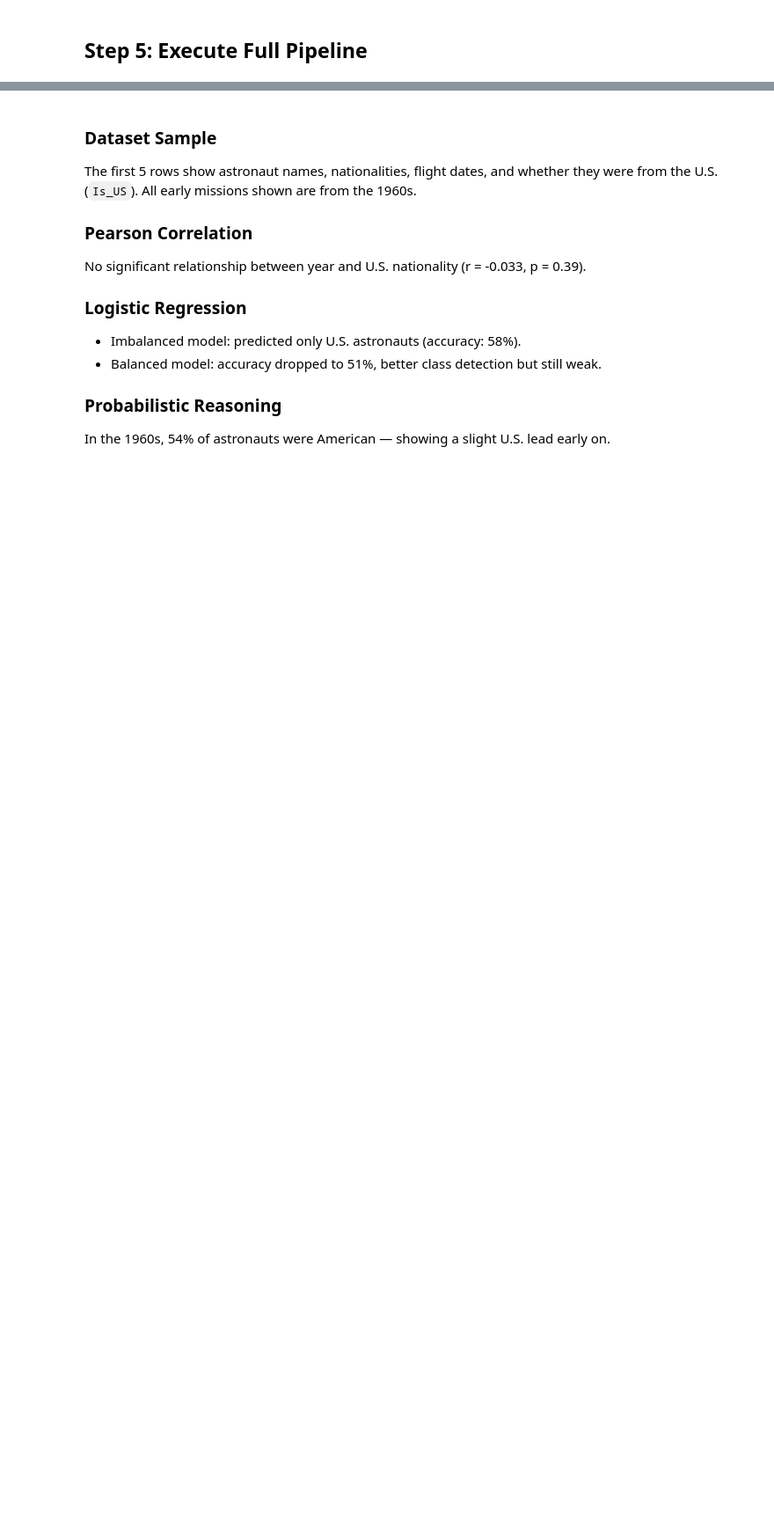
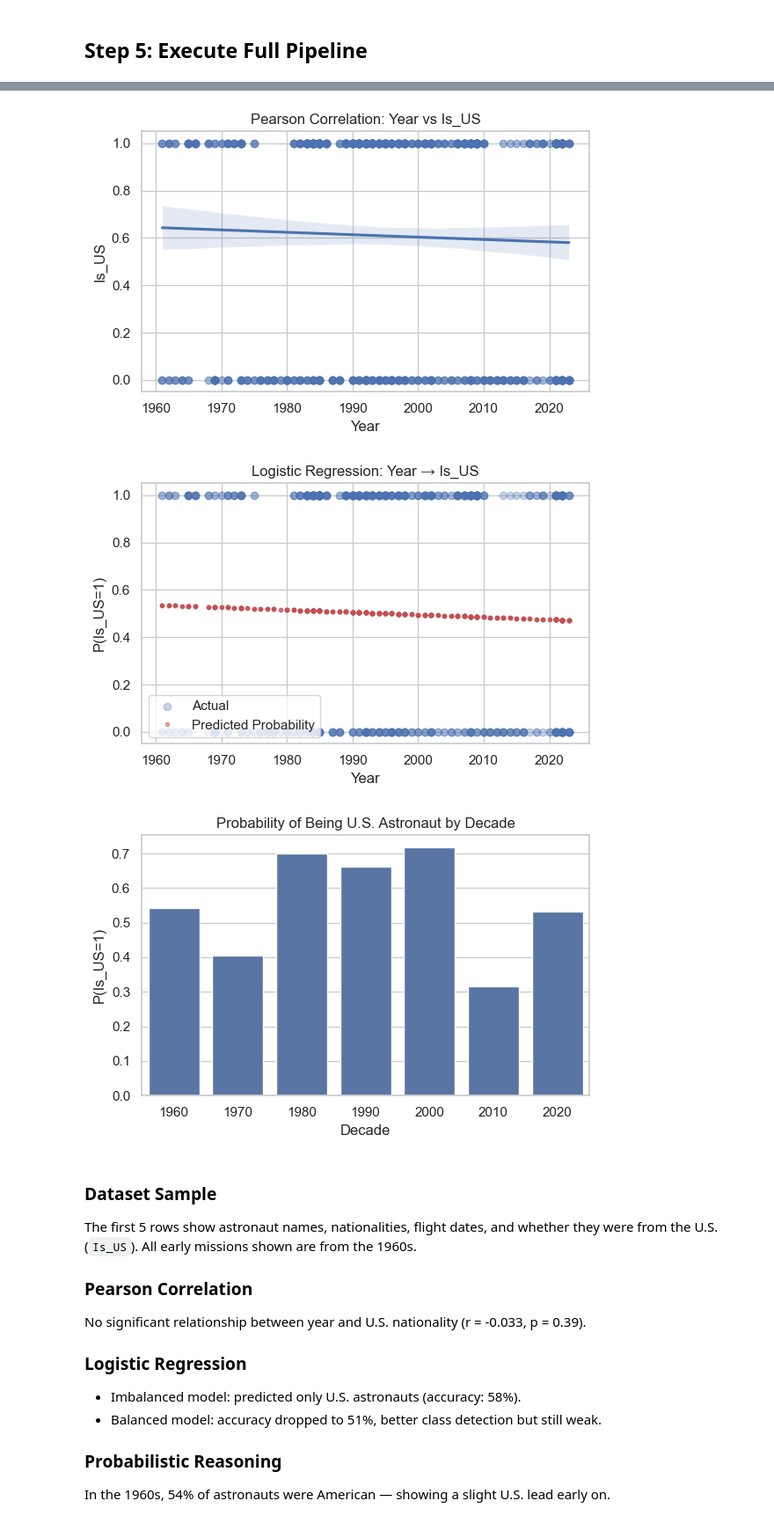
Before and after one commit to RehamAbuarqoub/DataAnalysisGroupPresentation6, a Jupyter notebook: GP6.ipynb, the cells around one changed output, grey strips where cells are left out. Shown: that part at 88% size. Saved outputs shown, nothing was run; the diff lists cells and outputs as text; code cells hidden in the pictures; blank space fills up the shorter version.

```diff
--- a/GP6.ipynb
+++ b/GP6.ipynb
@@ -208,3 +312,75 @@ np.float64(0.5434782608695652)
+# %%
+# Re-import dependencies
+import pandas as pd
+import numpy as np
+import matplotlib.pyplot as plt
+import seaborn as sns
+from sklearn.linear_model import LogisticRegression
+from sklearn.model_selection import train_test_split
+from sklearn.metrics import classification_report
+from scipy.stats import pearsonr
+
+# === Class Definitions (same as before) ===
+class DataHandler:
+    def __init__(self, path):
+        self.df = pd.read_csv(path)
+
+    def preprocess(self):
+        self.df.drop_duplicates(inplace=True)
+        self.df.dropna(inplace=True)
+        self.df["Date"] = pd.to_datetime(self.df["Date"], errors='coerce')
+        self.df["Year"] = self.df["Date"].dt.year
+        self.df["Decade"] = (self.df["Year"] // 10) * 10
+        self.df["Is_US"] = self.df["Nationality"].apply(lambda x: 1 if x == "United States" else 0)
+        return self.df
+
+# === Load and preprocess the data ===
+data_handler = DataHandler('./data/space_travellers.csv')
+df_clean = data_handler.preprocess()
+
+# === Visualization Functions ===
+def plot_pearson_corr(df, col1, col2):
+    plt.figure(figsize=(6, 4))
+    sns.regplot(x=col1, y=col2, data=df, logistic=False, scatter_kws={'alpha': 0.5})
+    plt.title(f'Pearson Correlation: {col1} vs {col2}')
+    plt.xlabel(col1)
+    plt.ylabel(col2)
+    plt.tight_layout()
+    plt.show()
+
+def plot_logistic_predictions(df, feature, target):
+    model = LogisticRegression(class_weight='balanced')
+    model.fit(df[[feature]], df[target])
+    probs = model.predict_proba(df[[feature]])[:, 1]
+
+    plt.figure(figsize=(6, 4))
+    plt.scatter(df[feature], df[target], alpha=0.3, label='Actual')
+    plt.plot(df[feature], probs, 'r.', alpha=0.5, label='Predicted Probability')
+    plt.title(f'Logistic Regression: {feature} → {target}')
+    plt.xlabel(feature)
+    plt.ylabel(f'P({target}=1)')
+    plt.legend()
+    plt.tight_layout()
+    plt.show()
+
+def plot_probabilistic_bar(df, decade_col, target_col):
+    prob_df = df.groupby(decade_col)[target_col].mean().reset_index()
+    plt.figure(figsize=(6, 4))
+    sns.barplot(x=decade_col, y=target_col, data=prob_df)
+    plt.title(f'Probability of Being U.S. Astronaut by {decade_col}')
+    plt.ylabel(f'P({target_col}=1)')
+    plt.xlabel(decade_col)
+    plt.tight_layout()
+    plt.show()
+
+# === Execute Visualizations ===
+plot_pearson_corr(df_clean, "Year", "Is_US")
+plot_logistic_predictions(df_clean, "Year", "Is_US")
+plot_probabilistic_bar(df_clean, "Decade", "Is_US")
+# %% [output]
+[figure, added]
+[figure, added]
+[figure, added]
 # %% [markdown]
 ### Dataset Sample
 The first 5 rows show astronaut names, nationalities, flight dates, and whether they were from the U.S. (`Is_US`). All early missions shown are from the 1960s.
```
Also changed, not shown: parts of 8 cells of this notebook.
